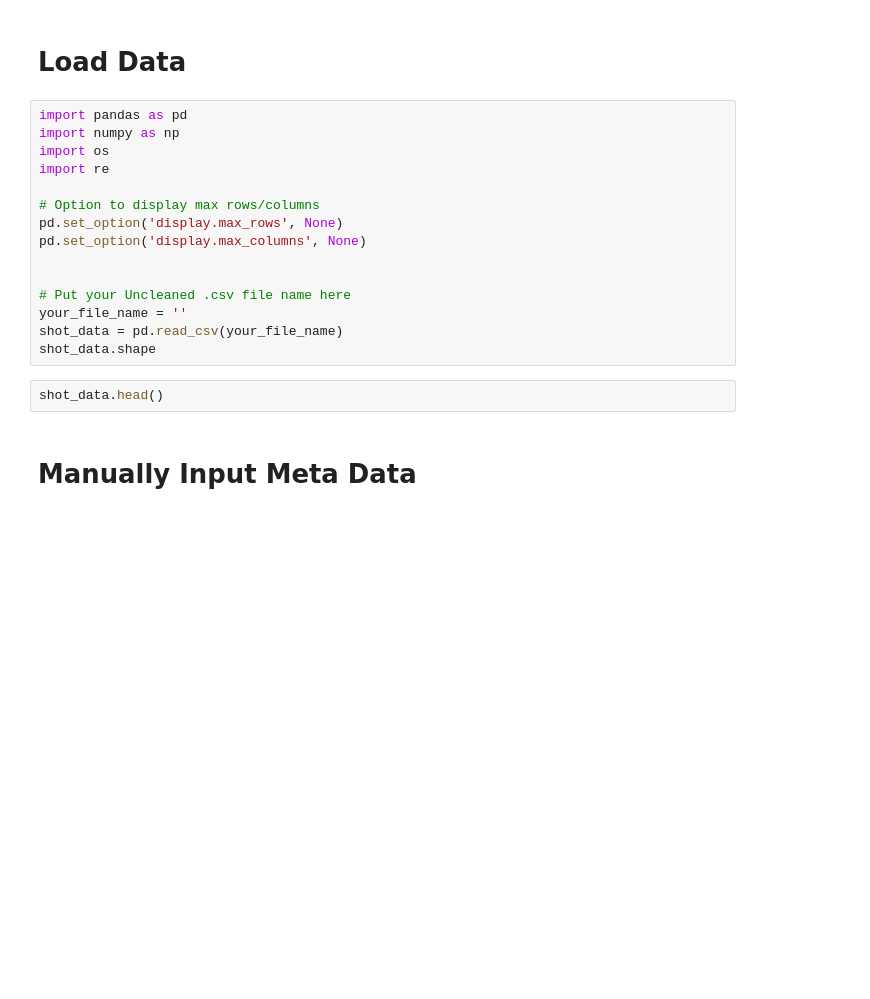
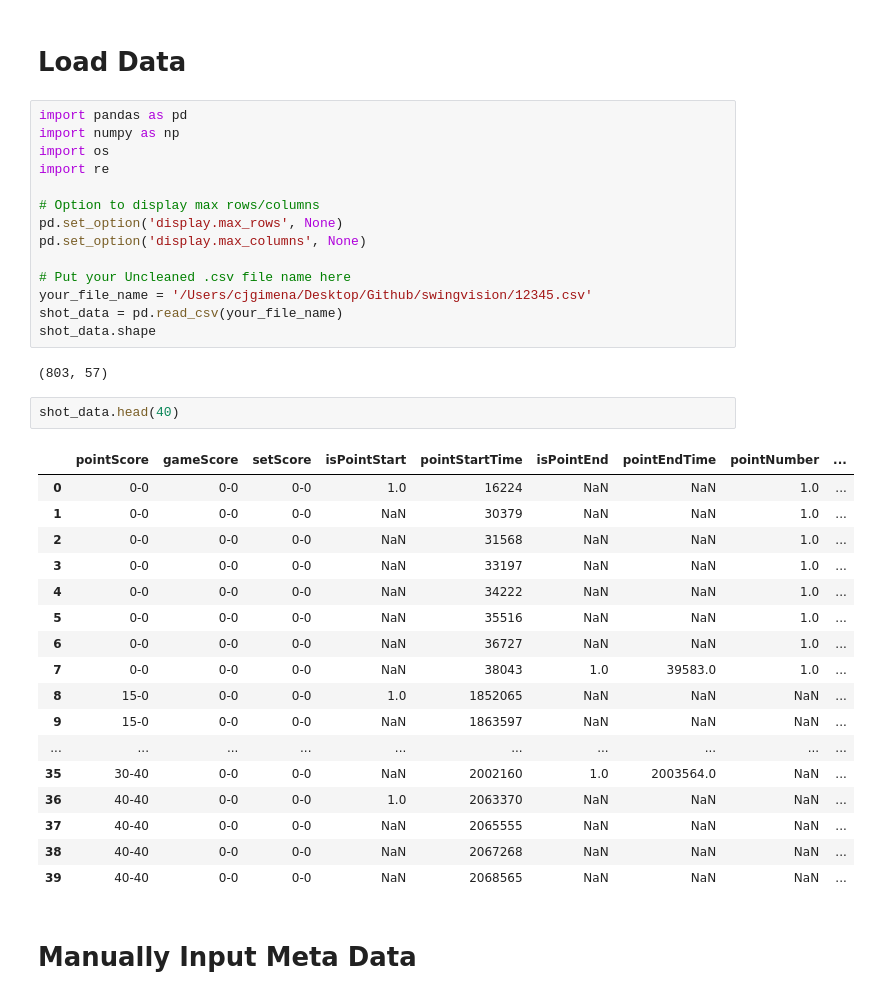
Before and after one commit to bruin-tennis-consulting/swingvision, a Jupyter notebook: STP_history.ipynb, the cells around one changed output. Drawn from its saved outputs; the diff is of its cells as text; blank space fills up the shorter version.

```diff
--- a/STP_history.ipynb
+++ b/STP_history.ipynb
@@ -50,13 +50,32 @@ import re
 pd.set_option('display.max_rows', None)
 pd.set_option('display.max_columns', None)
 
-
 # Put your Uncleaned .csv file name here
-your_file_name = ''
+your_file_name = '/Users/cjgimena/Desktop/Github/swingvision/12345.csv'
 shot_data = pd.read_csv(your_file_name)
 shot_data.shape
+# %% [output]
+(803, 57)
 # %%
-shot_data.head()
+shot_data.head(40)
+# %% [output]
+|  | pointScore | gameScore | setScore | isPointStart | pointStartTime | isPointEnd | pointEndTime | pointNumber | ... |
+| 0 | 0-0 | 0-0 | 0-0 | 1.0 | 16224 | NaN | NaN | 1.0 | ... |
+| 1 | 0-0 | 0-0 | 0-0 | NaN | 30379 | NaN | NaN | 1.0 | ... |
+| 2 | 0-0 | 0-0 | 0-0 | NaN | 31568 | NaN | NaN | 1.0 | ... |
+| 3 | 0-0 | 0-0 | 0-0 | NaN | 33197 | NaN | NaN | 1.0 | ... |
+| 4 | 0-0 | 0-0 | 0-0 | NaN | 34222 | NaN | NaN | 1.0 | ... |
+| 5 | 0-0 | 0-0 | 0-0 | NaN | 35516 | NaN | NaN | 1.0 | ... |
+| 6 | 0-0 | 0-0 | 0-0 | NaN | 36727 | NaN | NaN | 1.0 | ... |
+| 7 | 0-0 | 0-0 | 0-0 | NaN | 38043 | 1.0 | 39583.0 | 1.0 | ... |
+| 8 | 15-0 | 0-0 | 0-0 | 1.0 | 1852065 | NaN | NaN | NaN | ... |
+| 9 | 15-0 | 0-0 | 0-0 | NaN | 1863597 | NaN | NaN | NaN | ... |
+| ... | ... | ... | ... | ... | ... | ... | ... | ... | ... |
+| 35 | 30-40 | 0-0 | 0-0 | NaN | 2002160 | 1.0 | 2003564.0 | NaN | ... |
+| 36 | 40-40 | 0-0 | 0-0 | 1.0 | 2063370 | NaN | NaN | NaN | ... |
+| 37 | 40-40 | 0-0 | 0-0 | NaN | 2065555 | NaN | NaN | NaN | ... |
+| 38 | 40-40 | 0-0 | 0-0 | NaN | 2067268 | NaN | NaN | NaN | ... |
+| 39 | 40-40 | 0-0 | 0-0 | NaN | 2068565 | NaN | NaN | NaN | ... |
 # %% [markdown]
 # **Manually Input Meta Data**
 # %%
```
Also changed, not shown: parts of 2 cells of this notebook, 8 other files.
